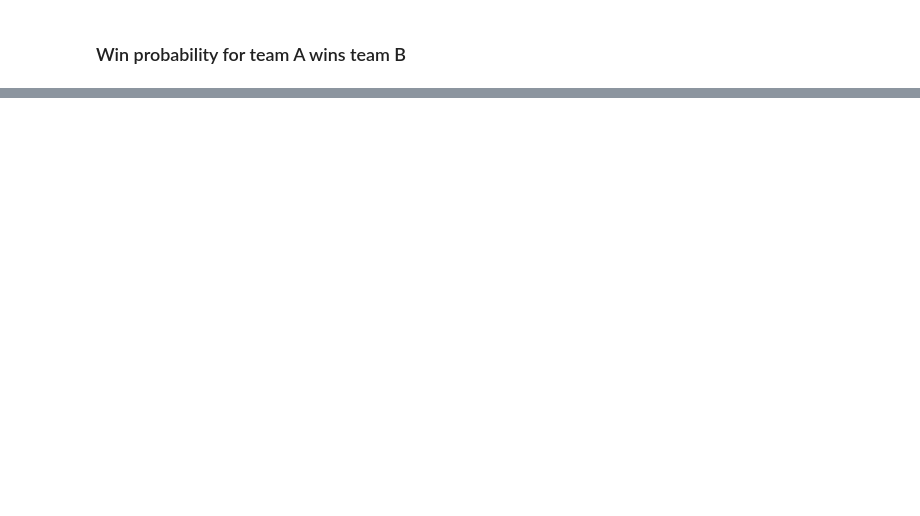
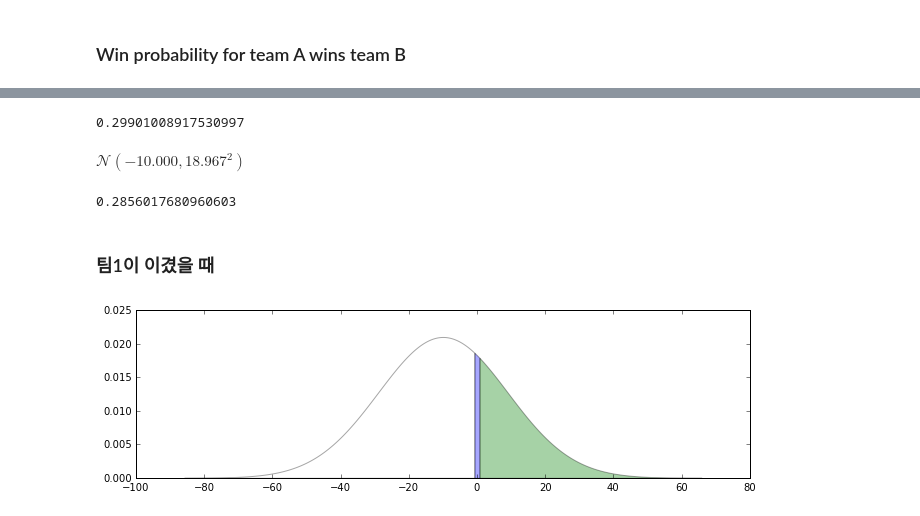
Before and after one commit to notyetend/pg, a Jupyter notebook: _chaos/TrueSkill example.ipynb, the cells around one changed output, grey strips where cells are left out. Drawn from its saved outputs; the diff is of its cells as text; code cells hidden in the pictures; blank space fills up the shorter version.

Commit message:
no message

```diff
--- a/_chaos/TrueSkill example.ipynb
+++ b/_chaos/TrueSkill example.ipynb
@@ -86,0 +103,2 @@ $\mathcal{ N }( 25.000, 15.000^2 )$
+# %%
+f11 = Gaussian(mu=p1_mu, var=(p1_sigma**2 + init_gamma**2)); f11
@@ -86,0 +107,2 @@ $\mathcal{ N }( 25.000, 15.000^2 )$
+# %%
+f12 = Gaussian(mu=p2_mu, var=p2_sigma**2 + init_gamma**2); f12
@@ -206,5 +237,5 @@ $\tau_{f \rightarrow d}^{new} \leftarrow \pi_{f \rightarrow d}^{new} \cdot \left
 pi_new_f_d = 1.0 / (1.0 / m9.pi + 1.0 / m10.pi)
 tau_new_f = pi_new_f_d * (m9.tau / m9.pi - m10.tau / m10.pi)
 pi_new_f_d
-m11 = Gaussian(pi=pi_new_f_d, tau=tau_new_f); m11
+m13 = Gaussian(pi=pi_new_f_d, tau=tau_new_f); m13
 # %% [output]
@@ -232,0 +255,2 @@ mpf('0.34717209457258763')
+# %%
+m14 = m13; m14
@@ -263,0 +345,69 @@ def win_probability(team_a_ratings, team_b_ratings, beta=8.33, epsilon=0):
+# %%
+import trueskill as ts
+
+def DrawMargin(p, beta, total_players=2):
+    """ Compute the draw margin (epsilon) given the draw probability. """
+    return icdf((p + 1.0) / 2) * math.sqrt(total_players) * beta
+
+init_mu = 25
+init_sigma = init_mu / 3
+init_beta = init_sigma / 2
+init_gamma = init_sigma / 100
+init_draw_probability = 0.1
+init_epsilon = DrawMargin(0.1, init_beta); init_epsilon
+
+p1_mu = init_mu
+p1_sigma = 10
+p2_mu = init_mu + 10
+p2_sigma = 15
+
+p1_ = env.Rating(p1_mu, p1_sigma)
+p2_ = env.Rating(p2_mu, p2_sigma)
+
+win_probability([p1_], [p2_], init_beta)
+# %% [output]
+0.29901008917530997
+# %%
+m14  # diff message
+# %% [output]
+$\mathcal{ N }( -10.000, 18.967^2 )$
+# %%
+draw_margin = init_epsilon
+1 - cdf((draw_margin - m14.mu) / m14.sigma)
+# %% [output]
+0.2856017680960603
+# %% [markdown]
+### 팀1이 이겼을 때
+# %%
+import matplotlib.pyplot as plt
+import numpy as np
+from scipy.stats import norm
+pdf = norm.pdf
+cdf = norm.cdf
+icdf = norm.ppf  # inverse CDF
+
+%matplotlib inline
+plt.rcParams["figure.figsize"] = (11,3)
+
+mu = m14.mu
+sigma = m14.sigma
+draw_margin = init_epsilon
+
+plt.fill_between(x=np.arange(mu - 4*sigma, 0 - draw_margin, 0.01),
+                 y1= pdf(x=np.arange(mu - 4*sigma,0 - draw_margin,0.01), loc=mu, scale=sigma) ,
+                 facecolor='white',
+                 alpha=0.35)
+
+plt.fill_between(x=np.arange(-1. * draw_margin, draw_margin, 0.01),
+                 y1= pdf(x=np.arange(-1. * draw_margin, draw_margin,0.01), loc=mu, scale=sigma) ,
+                 facecolor='blue',
+                 alpha=0.35)
+
+plt.fill_between(x=np.arange(draw_margin, mu + 4*sigma, 0.01),
+                 y1= pdf(x=np.arange(draw_margin, mu + 4*sigma, 0.01), loc=mu, scale=sigma) ,
+                 facecolor='green',
+                 alpha=0.35)
+
+plt.show()
+# %% [output]
+[figure, added]
```
Also changed, not shown: parts of 172 cells of this notebook, 2 other files.
